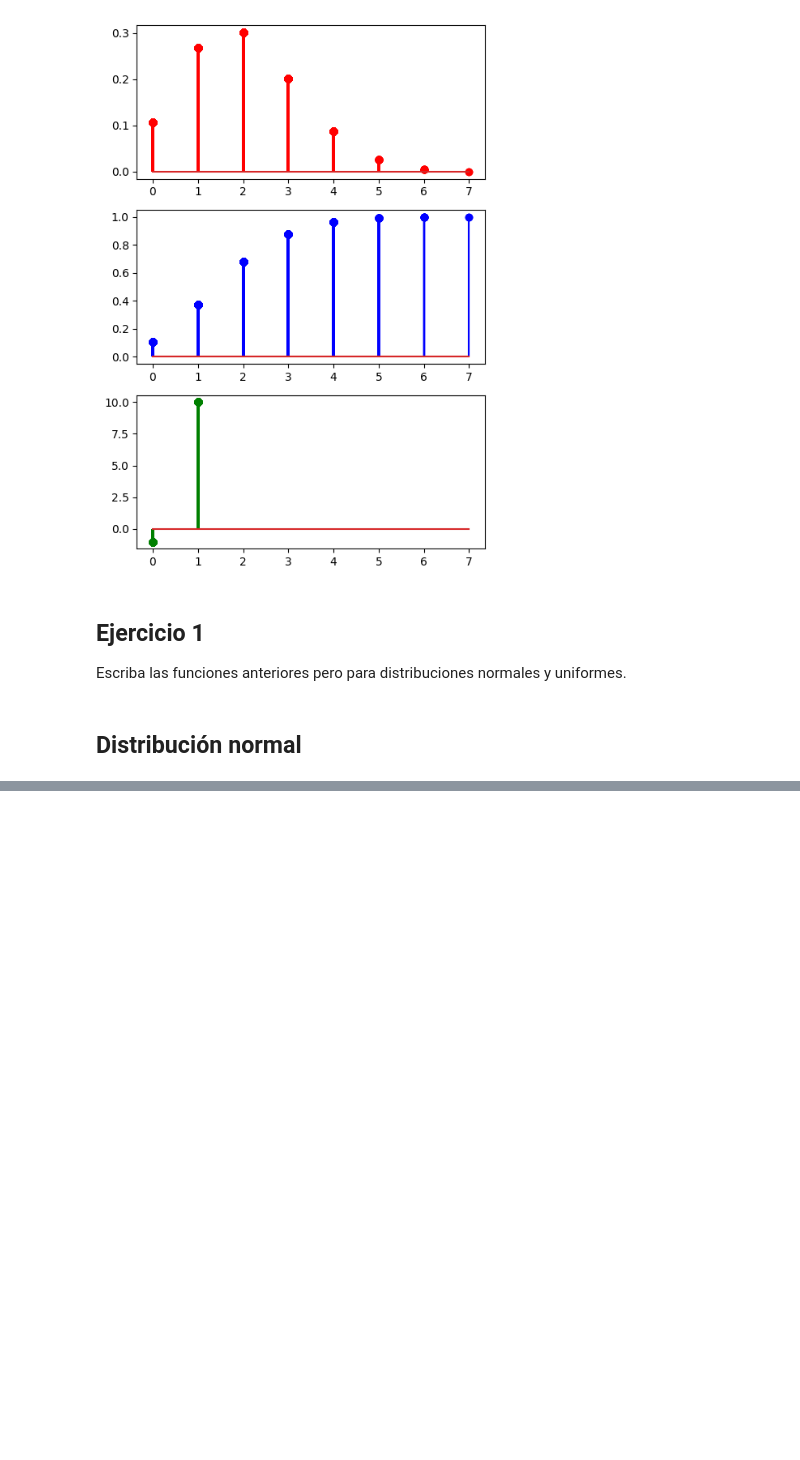
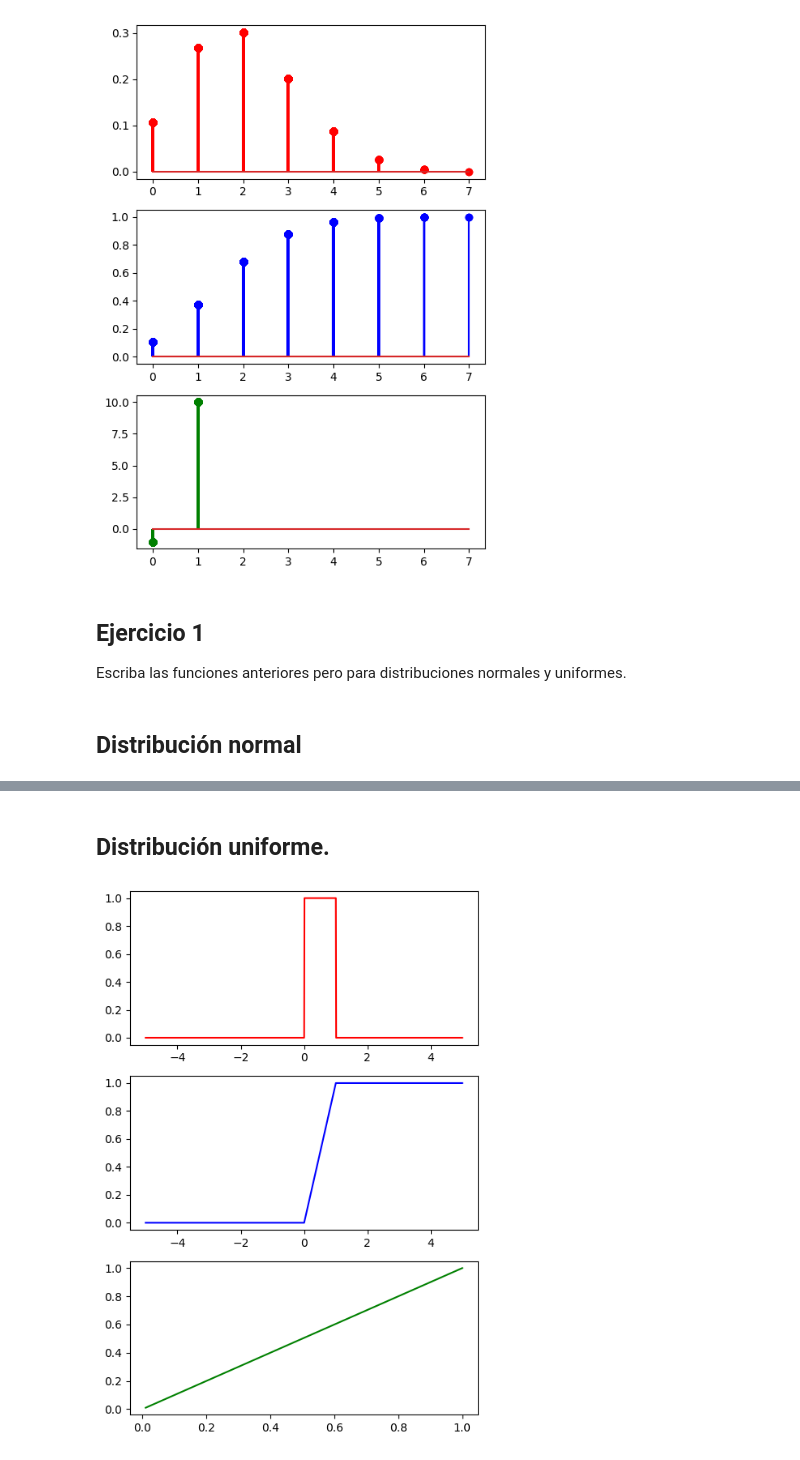
Before and after one commit to 4GeeksAcademy/probability-distribution-exercises-project-with-python_ds_13_david, a Jupyter notebook: notebook/problems.es.ipynb, the cells around one changed output, grey strips where cells are left out. Saved outputs shown, nothing was run; the diff lists cells and outputs as text; code cells hidden in the pictures; blank space fills up the shorter version.

```diff
--- a/notebook/problems.es.ipynb
+++ b/notebook/problems.es.ipynb
@@ -90,0 +138,51 @@ def norm.
+# %% [markdown]
+## Distribución uniforme.
+# %%
+from scipy.stats import uniform
+
+# Calculamos la densidad de probabilidad:
+def dunif(x, low = 0, high = 1):
+    result = uniform.pdf(x, loc = low, scale = (high - low))
+    return result
+
+# Calculamos la probabilidad acumulada:
+def punif(q, low = 0, high = 1):
+    result = uniform.cdf(q, loc = low, scale = (high - low))
+    return result
+
+# Calculamos el quantil de la distribución:
+def qunif(p, low = 0, high = 1):
+    result = uniform.ppf(p, loc = low, scale = (high - low))
+    return result
+
+# Generamos variables random para la distribución uniforme:
+def runif(n, low = 0, high = 1):
+    result = uniform.rvs(loc = low, scale = (high - low), size = n)
+    return result
+
+
+
+# Graficamos las funciones anteriores:
+
+np.random.seed(42)
+
+# Carazterísticas de la función uniforme
+low = 0
+high = 1
+data = np.arange(-5, 5, 0.01)
+
+pmf = dunif(data, low = low, high = high)
+cdf = punif(data, low = low, high = high)
+ppf = qunif(data, low = low, high = high)
+
+fig, axis = plt.subplots(3, 1, figsize = (5, 7))
+
+axis[0].plot(data, pmf, "r-")
+axis[1].plot(data, cdf, "b-")
+axis[2].plot(data, ppf, "g-")
+
+plt.tight_layout()
+
+plt.show()
+# %% [output]
+[figure, added]
```
Also changed, not shown: parts of 1 cell of this notebook.
